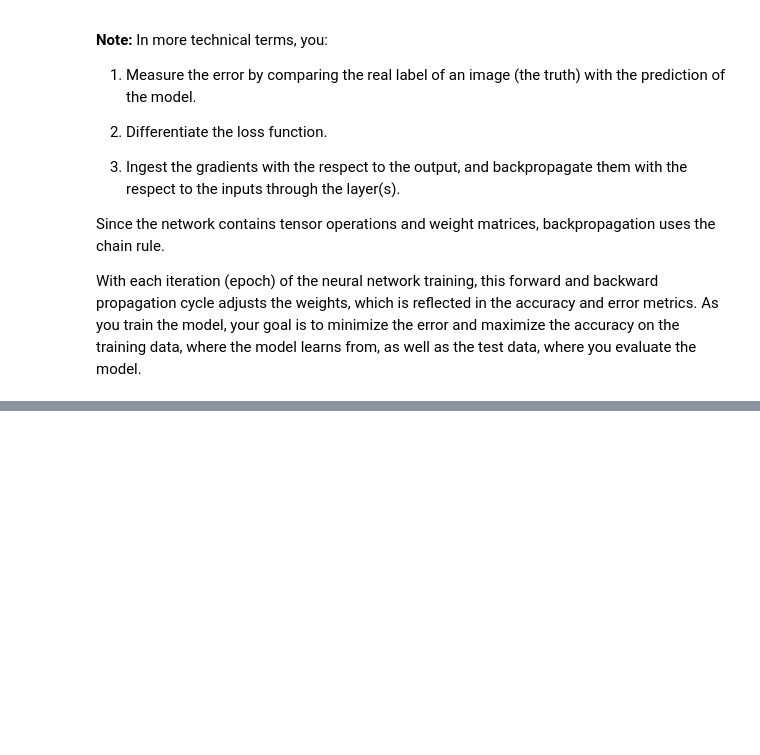
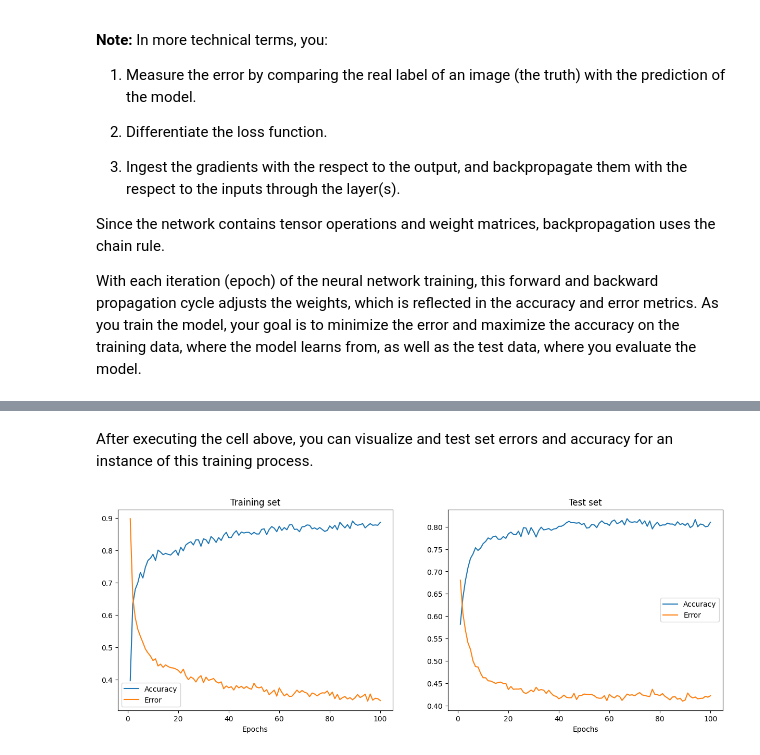
Before and after one commit to crdcamp/NumPy-Learning, a Jupyter notebook: 4 - Deep Learning on MNIST.ipynb, the cells around one changed output, grey strips where cells are left out. Cells and saved outputs as stored; diff of their text form; code cells hidden in the pictures; blank space fills up the shorter version.

Commit message:
Deep learning section complete!

```diff
--- a/4 - Deep Learning on MNIST.ipynb
+++ b/4 - Deep Learning on MNIST.ipynb
@@ -348,0 +355,3 @@ With each iteration (epoch) of the neural network training, this forward and bac
+# %%
+seed = 884736743
+rng = np.random.default_rng(seed)
@@ -348,0 +360,7 @@ With each iteration (epoch) of the neural network training, this forward and bac
+# %%
+def relu(x):
+    return (x >= 0) * x
+
+# Set up a derivative of the ReLU function that returns 1 for a positive input and 0 otherwise
+def relu2deriv(output):
+    return output >= 0
@@ -348,0 +381,6 @@ With each iteration (epoch) of the neural network training, this forward and bac
+# %%
+learning_rate = 0.005
+epochs = 100
+hidden_size = 100
+pixels_per_image = 784
+num_labels = 10
@@ -348,0 +389,3 @@ With each iteration (epoch) of the neural network training, this forward and bac
+# %%
+weights_1 = 0.2 * rng.random((pixels_per_image, hidden_size)) - 0.1
+weights_2 = 0.2 * rng.random((hidden_size, num_labels)) - 0.1
@@ -348,0 +515,30 @@ With each iteration (epoch) of the neural network training, this forward and bac
+# %% [markdown]
+After executing the cell above, you can visualize and test set errors and accuracy for an instance of this training process.
+# %%
+epoch_range = np.arange(epochs) + 1 # Starting from 1
+
+# The training set metrics
+training_metrics = {
+    "accuracy": np.asarray(store_training_accurate_pred) / len(training_images),
+    "error": np.asarray(store_training_loss) / len(training_images)
+}
+
+# The test set metrics
+test_metrics = {
+    "accuracy": np.asarray(store_test_accurate_pred) / len(test_images),
+    "error": np.asarray(store_test_loss) / len(test_images),
+}
+
+# Display the plots
+fig, axes = plt.subplots(nrows=1, ncols=2, figsize=(15, 5))
+for ax, metrics, title in zip(
+    axes, (training_metrics, test_metrics), ("Training set", "Test set")
+):
+    for metric, values in metrics.items():
+        ax.plot(epoch_range, values, label=metric.capitalize())
+    ax.set_title(title)
+    ax.set_xlabel("Epochs")
+    ax.legend()
+plt.show()
+# %% [output]
+[figure, added]
```
Also changed, not shown: parts of 8 cells of this notebook, 1 other file.
